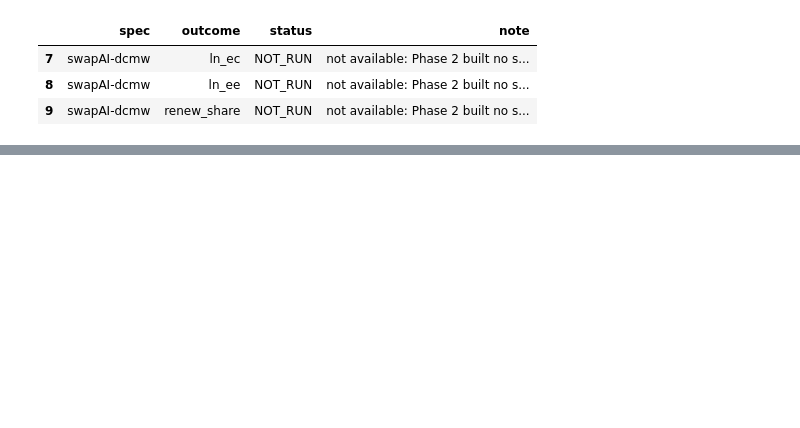
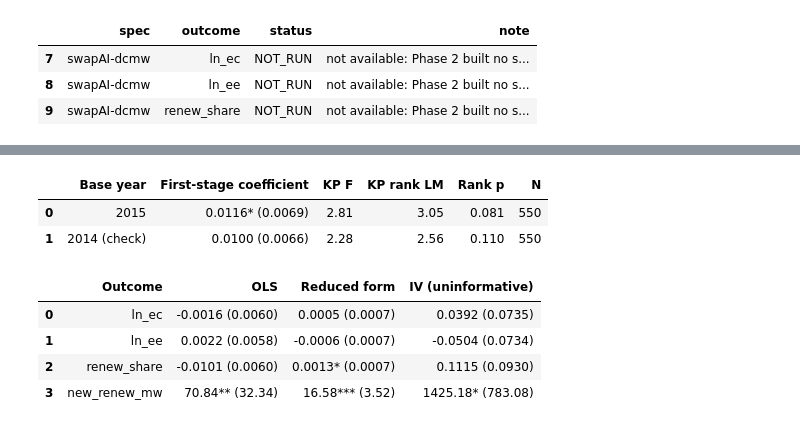
Before and after one commit to SHLEW06/econ499r-ai-renewables, a Jupyter notebook: notebooks/04e_robustness_stretch.ipynb, the cells around one changed output, grey strips where cells are left out. Cells and saved outputs as stored; diff of their text form; code cells hidden in the pictures; blank space fills up the shorter version.

```diff
--- a/notebooks/04e_robustness_stretch.ipynb
+++ b/notebooks/04e_robustness_stretch.ipynb
@@ -371,0 +378,12 @@ display(d[d.status != 'ok'][['spec', 'outcome', 'status', 'note']])
+# %%
+S = f'../results/{DATE}/stretch/'
+display(pd.read_csv(S + 'iv_first_stage.csv')); display(pd.read_csv(S + 'iv_table.csv'))
+# %% [output]
+|  | Base year | First-stage coefficient | KP F | KP rank LM | Rank p | N |
+| 0 | 2015 | 0.0116* (0.0069) | 2.81 | 3.05 | 0.081 | 550 |
+| 1 | 2014 (check) | 0.0100 (0.0066) | 2.28 | 2.56 | 0.110 | 550 |
+|  | Outcome | OLS | Reduced form | IV (uninformative) |
+| 0 | ln_ec | -0.0016 (0.0060) | 0.0005 (0.0007) | 0.0392 (0.0735) |
+| 1 | ln_ee | 0.0022 (0.0058) | -0.0006 (0.0007) | -0.0504 (0.0734) |
+| 2 | renew_share | -0.0101 (0.0060) | 0.0013* (0.0007) | 0.1115 (0.0930) |
+| 3 | new_renew_mw | 70.84** (32.34) | 16.58*** (3.52) | 1425.18* (783.08) |
```
Also changed, not shown: parts of 4 cells of this notebook, 18 other files.
